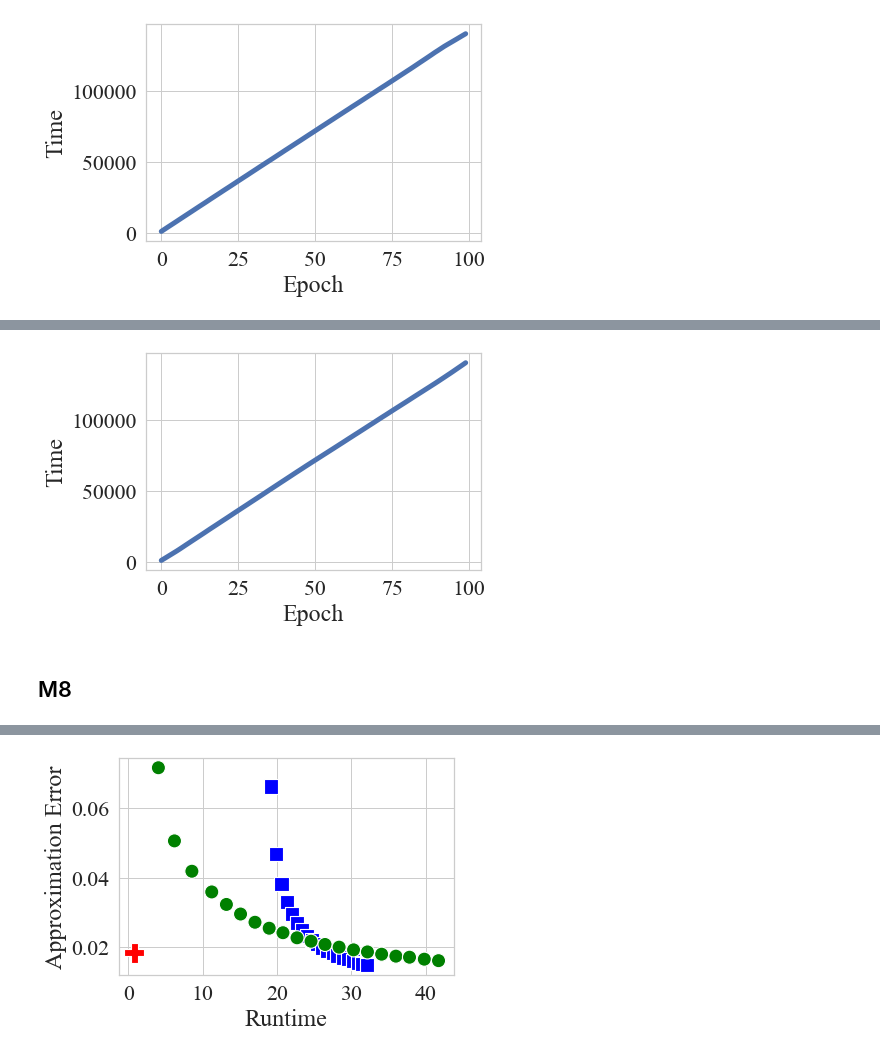
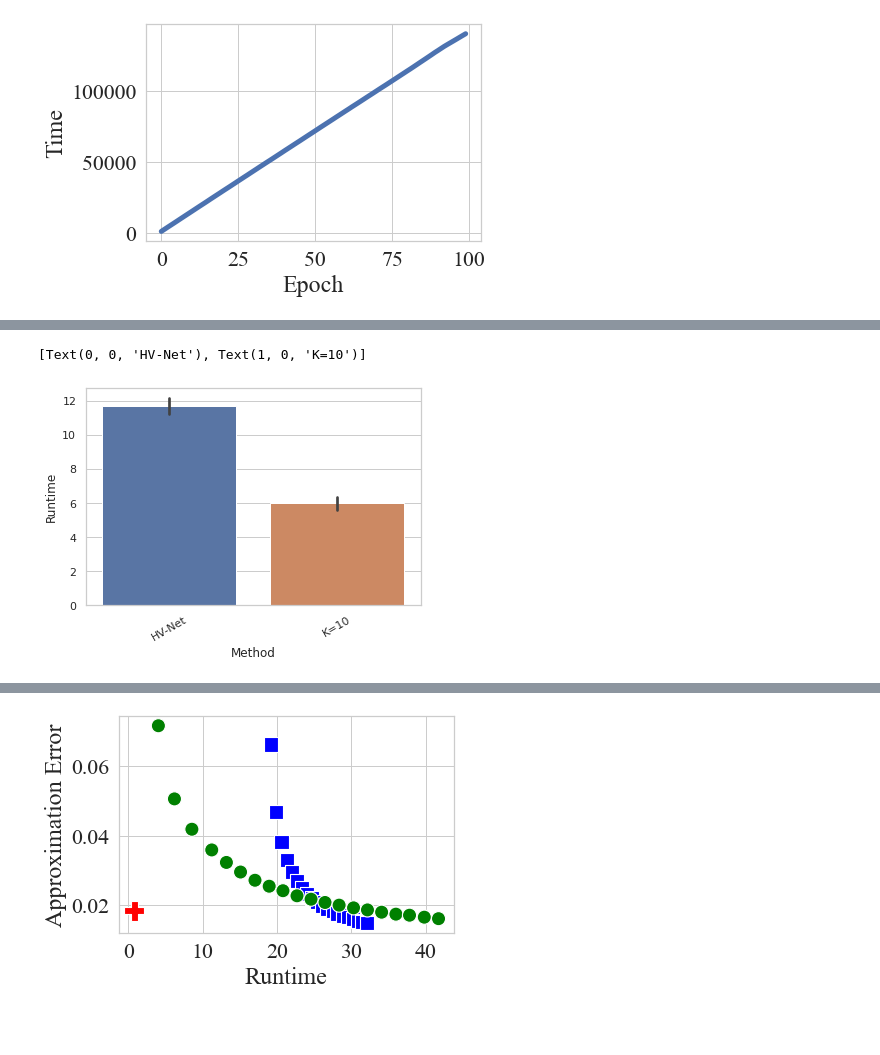
Before and after one commit to HisaoLabSUSTC/HVC-Net, a Jupyter notebook: set_transformer-master/Draw.ipynb, the cells around one changed output, grey strips where cells are left out. Cells and saved outputs as stored; diff of their text form; code cells hidden in the pictures; blank space fills up the shorter version.

```diff
--- a/set_transformer-master/Draw.ipynb
+++ b/set_transformer-master/Draw.ipynb
@@ -10,8 +10,8 @@ import matplotlib.pyplot as plt
 import seaborn as sns
 %matplotlib inline
 
-# path_dir = '/liaoweiduo/HV-Net-datasets'  # for ubuntu server
-path_dir = '//10.20.2.245/datasets/HV-Net-datasets'  # for windows
+path_dir = '/liaoweiduo/HVC-Net-datasets'  # for ubuntu server
+# path_dir = '//10.20.2.245/datasets/HV-Net-datasets'  # for windows
 # %% [markdown]
 # Data set
 
@@ -251,0 +392,12 @@ time (h) used for training: 39.017063729166985
+# %%
+
+## draw plot
+sns.set_theme(style="whitegrid", font='Times New Roman', font_scale=1)
+plt.figure()
+ax = sns.barplot(data=collected_data, x="Method", y="CIR min")
+ax.set_xticklabels(ax.get_xticklabels(),rotation = 30)
+# ax.set_yscale('log')
+# plt.legend(loc='upper right', framealpha=1.0)
+
+# ## save plt
+# fig.get_figure().savefig(os.path.join(path_dir, 'figure', f'test_M{M}_{device}.png'), dpi=300, bbox_inches='tight')
@@ -251,0 +407,12 @@ time (h) used for training: 39.017063729166985
+# %%
+
+## draw plot
+sns.set_theme(style="whitegrid", font='Times New Roman', font_scale=1)
+plt.figure()
+ax = sns.barplot(data=collected_data, x="Method", y="CIR max")
+ax.set_xticklabels(ax.get_xticklabels(),rotation = 30)
+# ax.set_yscale('log')
+# plt.legend(loc='upper right', framealpha=1.0)
+
+# ## save plt
+# fig.get_figure().savefig(os.path.join(path_dir, 'figure', f'test_M{M}_{device}.png'), dpi=300, bbox_inches='tight')
@@ -252,12 +422,15 @@ time (h) used for training: 39.017063729166985
 # %%
+
 ## draw plot
-sns.set_theme(style="whitegrid", font='Times New Roman', font_scale=2)
+sns.set_theme(style="whitegrid", font='Times New Roman', font_scale=1)
 plt.figure()
-fig = sns.lineplot(data=collected_data[['Epoch', 'Time']], x="Epoch", y="Time", linewidth=5)
+ax = sns.barplot(data=collected_data, x="Method", y="Runtime")
+ax.set_xticklabels(ax.get_xticklabels(),rotation = 30)
+# ax.set_yscale('log')
+# plt.legend(loc='upper right', framealpha=1.0)
 
-## save plt
-fig.get_figure().savefig(os.path.join(path_dir, 'figure', f'train_time_M{M}_2.png'), dpi=300, bbox_inches='tight')
+# ## save plt
+# fig.get_figure().savefig(os.path.join(path_dir, 'figure', f'test_M{M}_{device}.png'), dpi=300, bbox_inches='tight')
 # %% [output]
+[Text(0, 0, 'HV-Net'), Text(1, 0, 'K=10')]
-[figure, old version]
+[figure, new version]
-# %% [markdown]
-## M8
```
Also changed, not shown: parts of 28 cells of this notebook.
